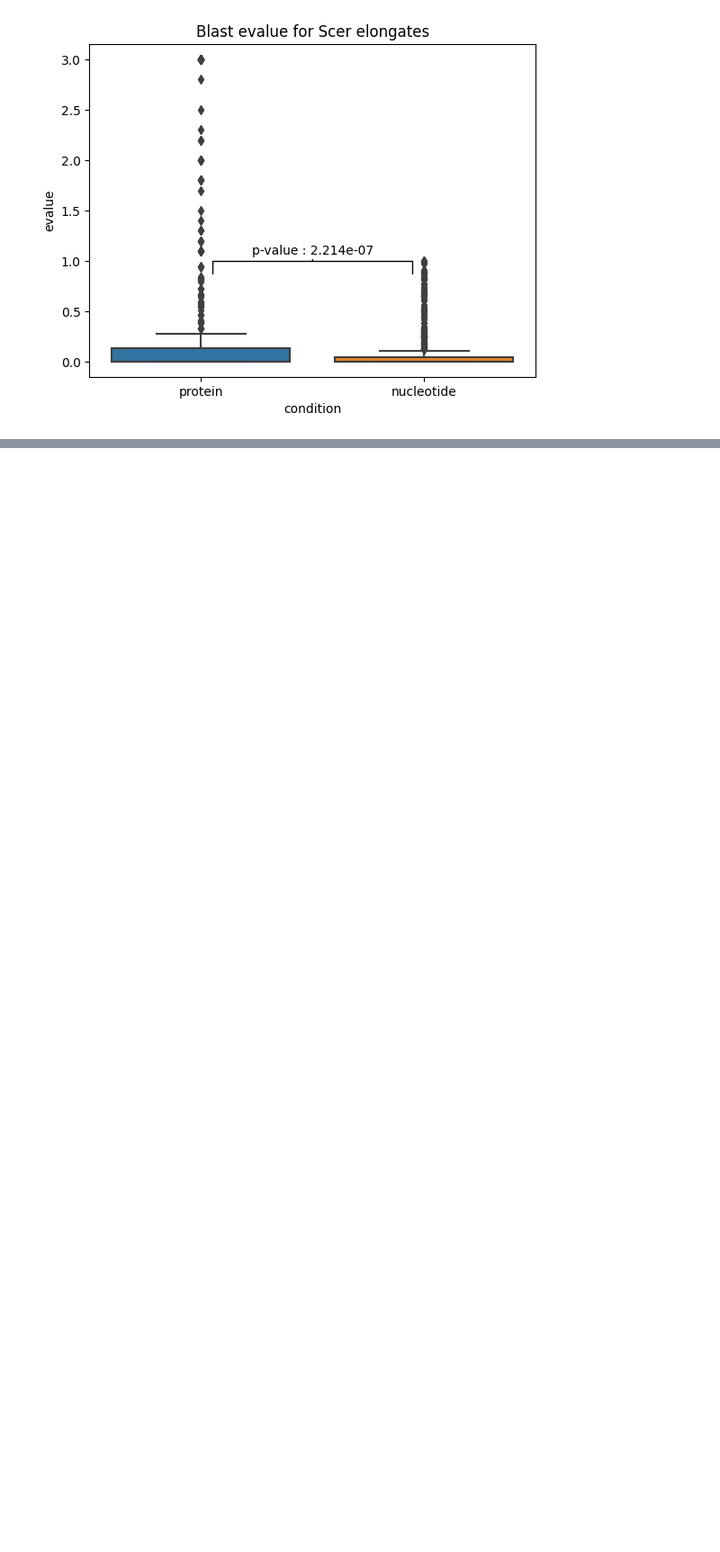
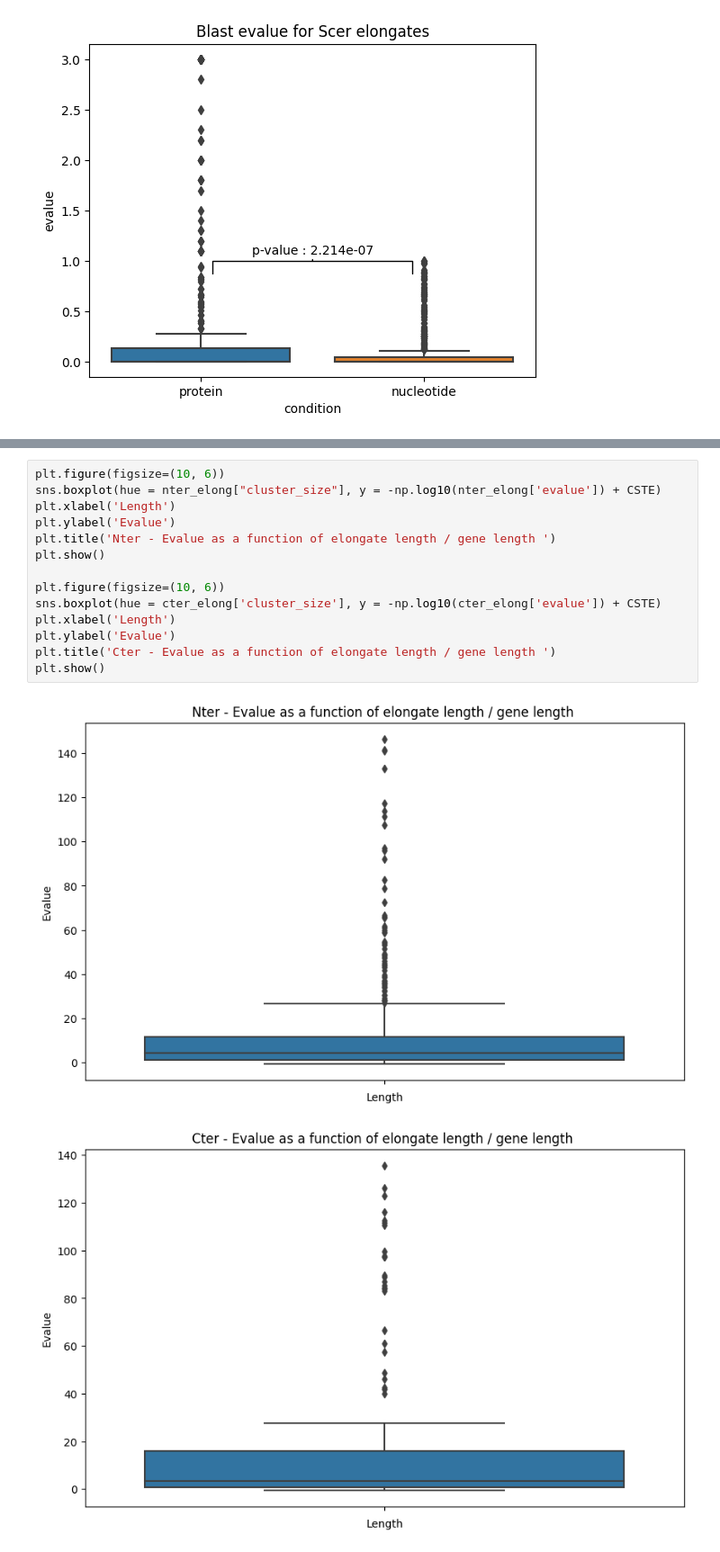
Before and after one commit to Sherman-1/Elongates, a Jupyter notebook: dev.ipynb, the cells around one changed output, grey strips where cells are left out. Shown at 90% size. Cells and saved outputs as stored; diff of their text form; blank space fills up the shorter version.

```diff
--- a/dev.ipynb
+++ b/dev.ipynb
@@ -762,0 +745,17 @@ data
+# %%
+plt.figure(figsize=(10, 6))
+sns.boxplot(hue = nter_elong["cluster_size"], y = -np.log10(nter_elong['evalue']) + CSTE)
+plt.xlabel('Length')
+plt.ylabel('Evalue')
+plt.title('Nter - Evalue as a function of elongate length / gene length ')
+plt.show()
+
+plt.figure(figsize=(10, 6))
+sns.boxplot(hue = cter_elong['cluster_size'], y = -np.log10(cter_elong['evalue']) + CSTE)
+plt.xlabel('Length')
+plt.ylabel('Evalue')
+plt.title('Cter - Evalue as a function of elongate length / gene length ')
+plt.show()
+# %% [output]
+[figure, added]
+[figure, added]
```
Also changed, not shown: parts of 6 cells of this notebook, 1 other file.
